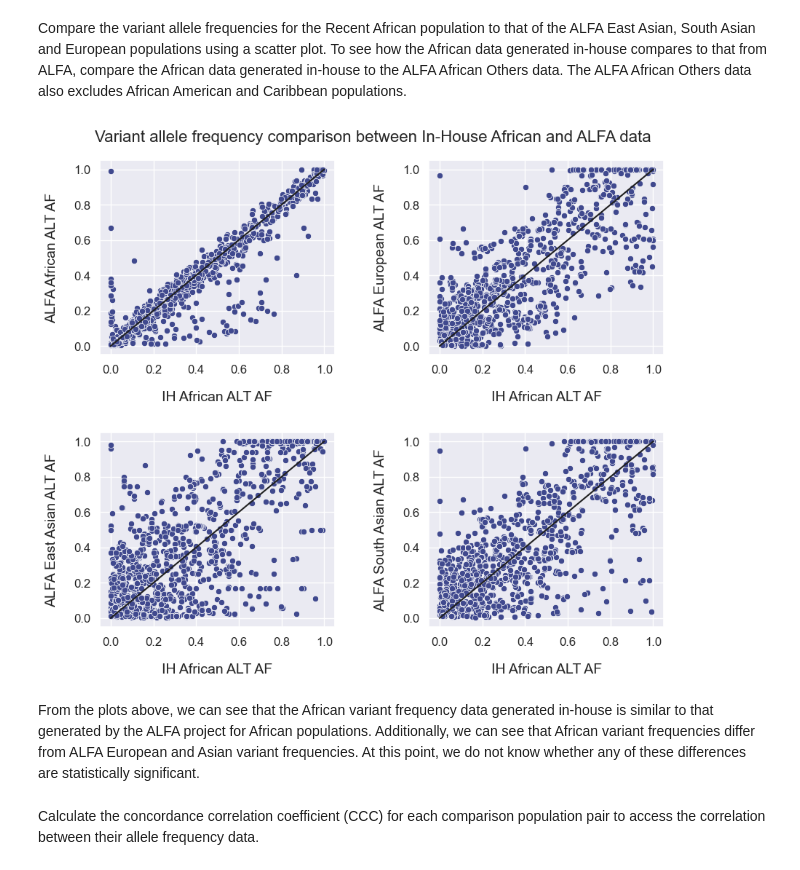
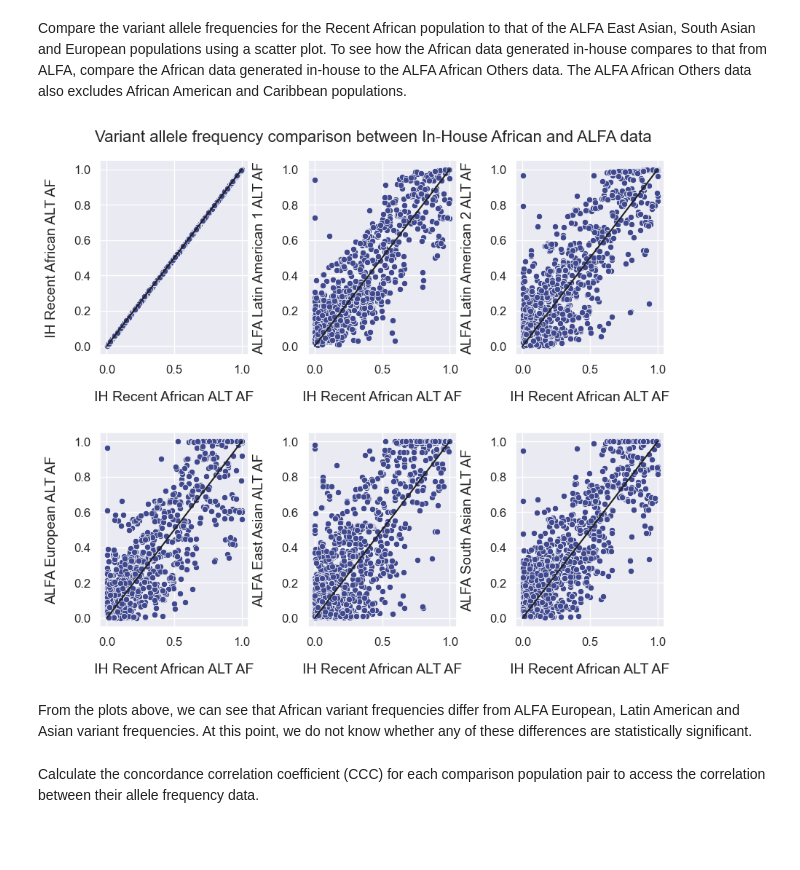
Before and after one commit to MeganHolborn/Genetic_data_analysis, a Jupyter notebook: Notebooks/Analysis_and_Visualisation/5-Variant_frequency_comparisons.ipynb, the cells around one changed output. Drawn from its saved outputs; the diff is of its cells as text; code cells hidden in the pictures; blank space fills up the shorter version.

```diff
--- a/Notebooks/Analysis_and_Visualisation/5-Variant_frequency_comparisons.ipynb
+++ b/Notebooks/Analysis_and_Visualisation/5-Variant_frequency_comparisons.ipynb
@@ -143,11 +143,17 @@ ih_alfa_frequencies["IH_Recent African_ALT_AF"] = ih_alfa_data[
     ih_alfa_data["ALT_CT_IH_Recent African"]
     + ih_alfa_data["REF_CT_IH_Recent African"]
 )
-ih_alfa_frequencies["ALFA_African_ALT_AF"] = ih_alfa_data[
-    "ALT_CT_ALFA_African Others"
+ih_alfa_frequencies["ALFA_Latin American 1_ALT_AF"] = ih_alfa_data[
+    "ALT_CT_ALFA_Latin American 1"
 ] / (
-    ih_alfa_data["ALT_CT_ALFA_African Others"]
-    + ih_alfa_data["REF_CT_ALFA_African Others"]
+    ih_alfa_data["ALT_CT_ALFA_Latin American 1"]
+    + ih_alfa_data["REF_CT_ALFA_Latin American 1"]
+)
+ih_alfa_frequencies["ALFA_Latin American 2_ALT_AF"] = ih_alfa_data[
+    "ALT_CT_ALFA_Latin American 2"
+] / (
+    ih_alfa_data["ALT_CT_ALFA_Latin American 2"]
+    + ih_alfa_data["REF_CT_ALFA_Latin American 2"]
 )
 ih_alfa_frequencies["ALFA_East Asian_ALT_AF"] = ih_alfa_data[
     "ALT_CT_ALFA_East Asian"
@@ -172,7 +184,8 @@ Remove rows with alt allele frequencies of 0. We only want to include variants t
 # %%
 ih_alfa_frequencies = ih_alfa_frequencies[
     (ih_alfa_frequencies["IH_Recent African_ALT_AF"] != 0)
-    & (ih_alfa_frequencies["ALFA_African_ALT_AF"] != 0)
+    & (ih_alfa_frequencies["ALFA_Latin American 1_ALT_AF"] != 0)
+    & (ih_alfa_frequencies["ALFA_Latin American 2_ALT_AF"] != 0)
     & (ih_alfa_frequencies["ALFA_European_ALT_AF"] != 0)
     & (ih_alfa_frequencies["ALFA_East Asian_ALT_AF"] != 0)
     & (ih_alfa_frequencies["ALFA_South Asian_ALT_AF"] != 0)
@@ -194,7 +213,9 @@ plt.rc("figure", titlesize=constants.BIGGER_FONT)  # fontsize of the figure titl
 Compare the variant allele frequencies for the Recent African population to that of the ALFA East Asian, South Asian and European populations using a scatter plot. To see how the African data generated in-house compares to that from ALFA, compare the African data generated in-house to the ALFA African Others data. The ALFA African Others data also excludes African American and Caribbean populations.
 # %%
 comparison_populations = [
-    ["IH_Recent African_ALT_AF", "ALFA_African_ALT_AF"],
+    ["IH_Recent African_ALT_AF", "IH_Recent African_ALT_AF"],
+    ["IH_Recent African_ALT_AF", "ALFA_Latin American 1_ALT_AF"],
+    ["IH_Recent African_ALT_AF", "ALFA_Latin American 2_ALT_AF"],
     ["IH_Recent African_ALT_AF", "ALFA_European_ALT_AF"],
     ["IH_Recent African_ALT_AF", "ALFA_East Asian_ALT_AF"],
     ["IH_Recent African_ALT_AF", "ALFA_South Asian_ALT_AF"],
@@ -202,7 +223,7 @@ comparison_populations = [
 
 # Create figure with subplots
 
-fig, axes = plt.subplots(2, 2)
+fig, axes = plt.subplots(2, 3)
 
 # Adjust subplot parameters
 
@@ -212,36 +233,36 @@ plt.subplots_adjust(
 
 # Set title for figure
 plt.suptitle(
     "Variant allele frequency comparison between In-House African and ALFA data",
     size=constants.LARGEST_FONT,
 )
 
 for ax, pair in zip(axes.ravel(), comparison_populations):
     # Create a scatter plot with an identity line comparing the non-imputed in-house data to that of the alfa. Annotate the plot with the concordance correlation coefficients of the data
     sns.scatterplot(
         data=ih_alfa_frequencies,
         x=ih_alfa_frequencies[pair[0]],
         y=ih_alfa_frequencies[pair[1]],
         color="#40498E",
         ax=ax,
     )
     ax.plot([0, 1], [0, 1], color="#202020")
 
     # Set x and y labels for each subplot
 
-    ax.set_xlabel(xlabel="IH African ALT AF", labelpad=15)
+    ax.set_xlabel(xlabel="IH Recent African ALT AF", labelpad=15)
     ax.set_ylabel(ylabel=pair[1].replace("_", " "), labelpad=15)
 
 plt.savefig(
     "..\Results\Figures\Variant_frequency_comparisons_IH_vs_ALFA.png",
     dpi=1200,
     bbox_inches="tight",
 )
 
 plt.show()
 # %% [output]
-[figure, old version]
+[figure, new version]
 # %% [markdown]
-From the plots above, we can see that the African variant frequency data generated in-house is similar to that generated by the ALFA project for African populations. Additionally, we can see that African variant frequencies differ from ALFA European and Asian variant frequencies. At this point, we do not know whether any of these differences are statistically significant.
+From the plots above, we can see that African variant frequencies differ from ALFA European, Latin American and Asian variant frequencies. At this point, we do not know whether any of these differences are statistically significant.
 # %% [markdown]
 Calculate the concordance correlation coefficient (CCC) for each comparison population pair to access the correlation between their allele frequency data.
```
Also changed, not shown: parts of 21 cells of this notebook, 26 other files.
